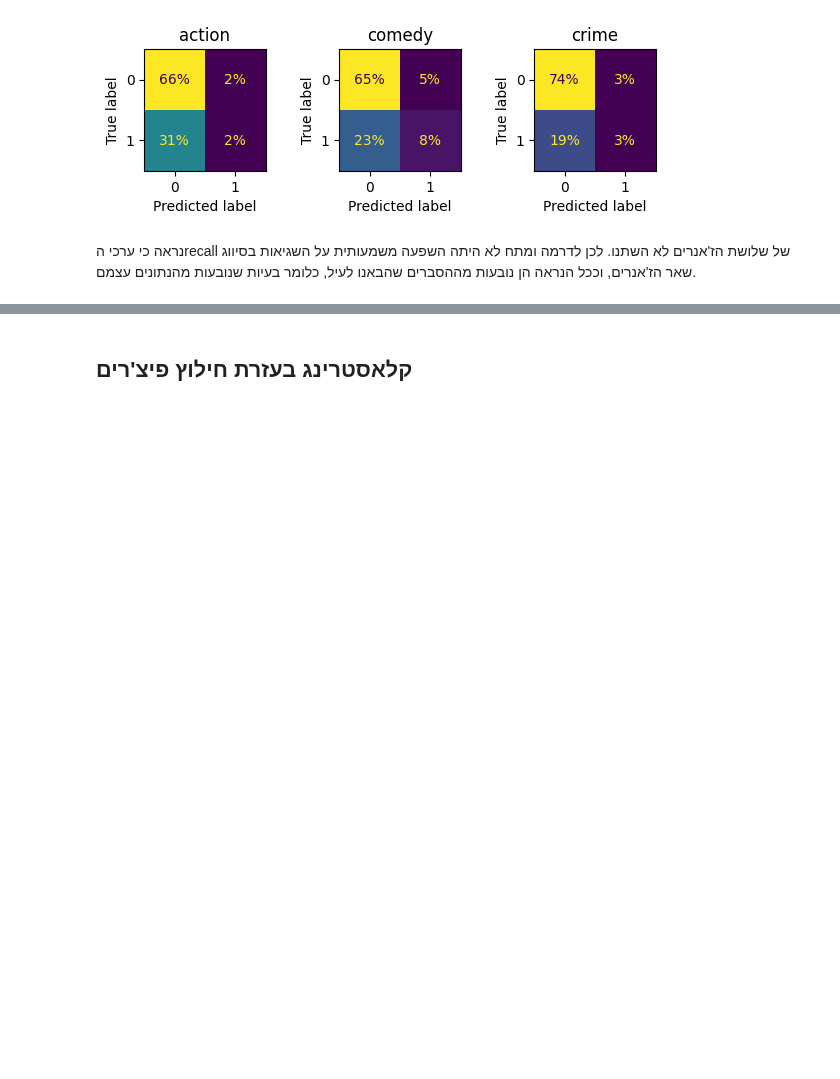
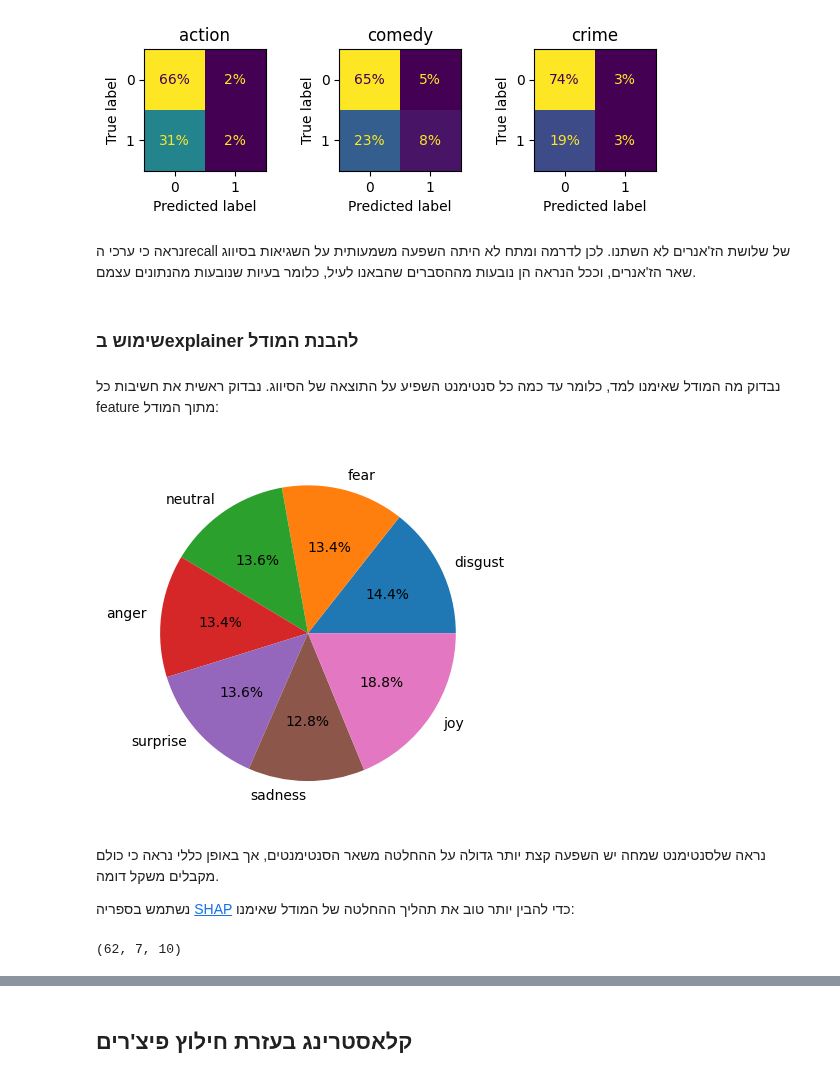
Before and after one commit to eitamyo/ou-workshop-project, a Jupyter notebook: sentimental-movie-classification.ipynb, the cells around one changed output, grey strips where cells are left out. Saved outputs shown, nothing was run; the diff lists cells and outputs as text; code cells hidden in the pictures; blank space fills up the shorter version.

```diff
--- a/sentimental-movie-classification.ipynb
+++ b/sentimental-movie-classification.ipynb
@@ -657,3 +657,26 @@ genres: ['comedy', 'action', 'crime']
 [figure]
 # %% [markdown]
 נראה כי ערכי הrecall של שלושת הז'אנרים לא השתנו. לכן לדרמה ומתח לא היתה השפעה משמעותית על השגיאות בסיווג שאר הז'אנרים, וככל הנראה הן נובעות מההסברים שהבאנו לעיל, כלומר בעיות שנובעות מהנתונים עצמם.
+# %% [markdown]
+### שימוש בexplainer להבנת המודל
+# %% [markdown]
+נבדוק מה המודל שאימנו למד, כלומר עד כמה כל סנטימנט השפיע על התוצאה של הסיווג. נבדוק ראשית את חשיבות כל feature מתוך המודל:
+# %%
+importances = rf_clf.feature_importances_
+sentiments = list(movie_emots.columns[0:7])
+plt.pie(importances, labels=sentiments,autopct='%1.1f%%')
+plt.show()
+# %% [output]
+[figure, added]
+# %% [markdown]
+נראה שלסנטימנט שמחה יש השפעה קצת יותר גדולה על ההחלטה משאר הסנטימנטים, אך באופן כללי נראה כי כולם מקבלים משקל דומה.
+
+נשתמש בספריה [SHAP](https://github.com/slundberg/shap) כדי להבין יותר טוב את תהליך ההחלטה של המודל שאימנו:
+# %%
+import shap
+
+explainer = shap.TreeExplainer(rf_clf)
+shap_values = explainer(X_test)
+shap_values.shape
+# %% [output]
+(62, 7, 10)
```
Also changed, not shown: parts of 57 cells of this notebook, 1 other file.
